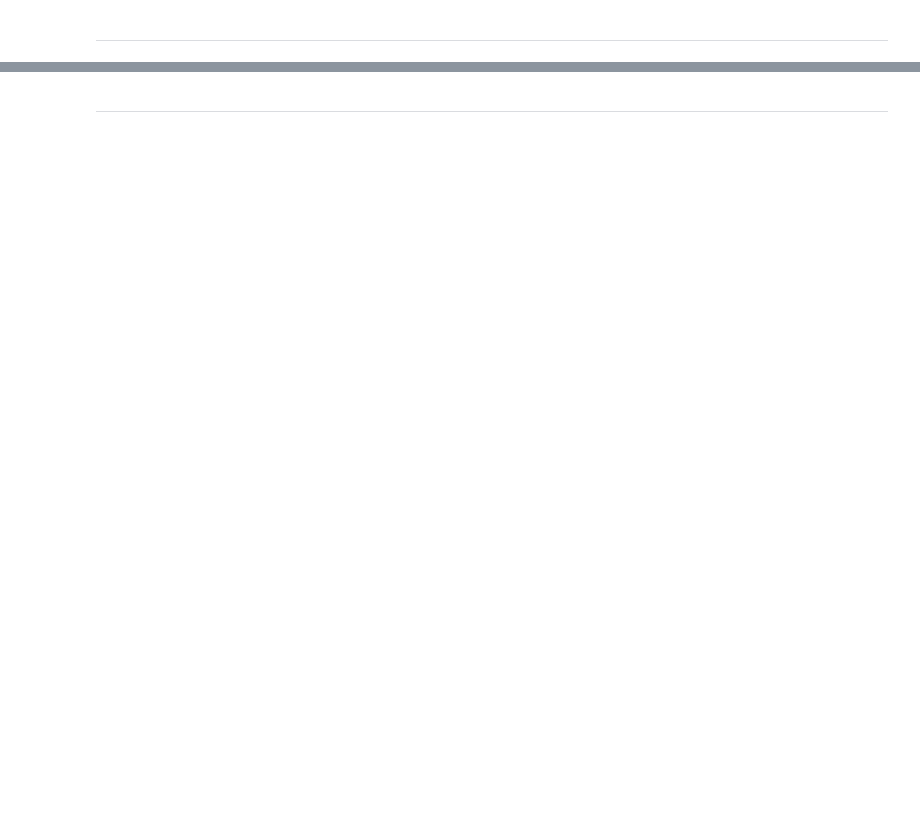
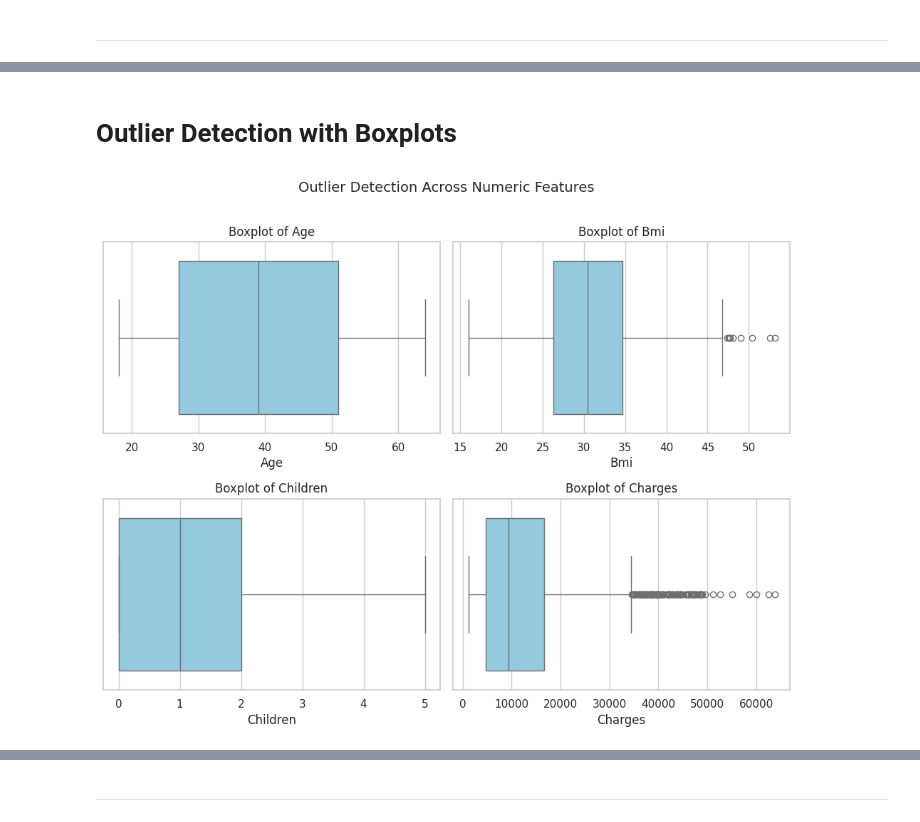
Before and after one commit to RSE1982/health-insurance-cost-analysis, a Jupyter notebook: notebooks/04_data_visualisations.ipynb, the cells around one changed output, grey strips where cells are left out. Cells and saved outputs as stored; diff of their text form; code cells hidden in the pictures; blank space fills up the shorter version.

```diff
--- a/notebooks/04_data_visualisations.ipynb
+++ b/notebooks/04_data_visualisations.ipynb
@@ -98,0 +162,18 @@ display(top_corr_df)
+# %% [markdown]
+# Outlier Detection with Boxplots
+# %%
+numeric_features = ['age', 'bmi', 'children', 'charges']
+
+fig, axes = plt.subplots(nrows=2, ncols=2, figsize=(10, 8))
+axes = axes.flatten()
+
+for i, col in enumerate(numeric_features):
+    sns.boxplot(x=df[col], ax=axes[i], color='skyblue')
+    axes[i].set_title(f"Boxplot of {col.capitalize()}")
+    axes[i].set_xlabel(col.capitalize())
+
+plt.suptitle("Outlier Detection Across Numeric Features", fontsize=14)
+plt.tight_layout(rect=[0, 0, 1, 0.97])
+plt.show()
+# %% [output]
+[figure, added]
```
Also changed, not shown: parts of 33 cells of this notebook, 1 other file.
